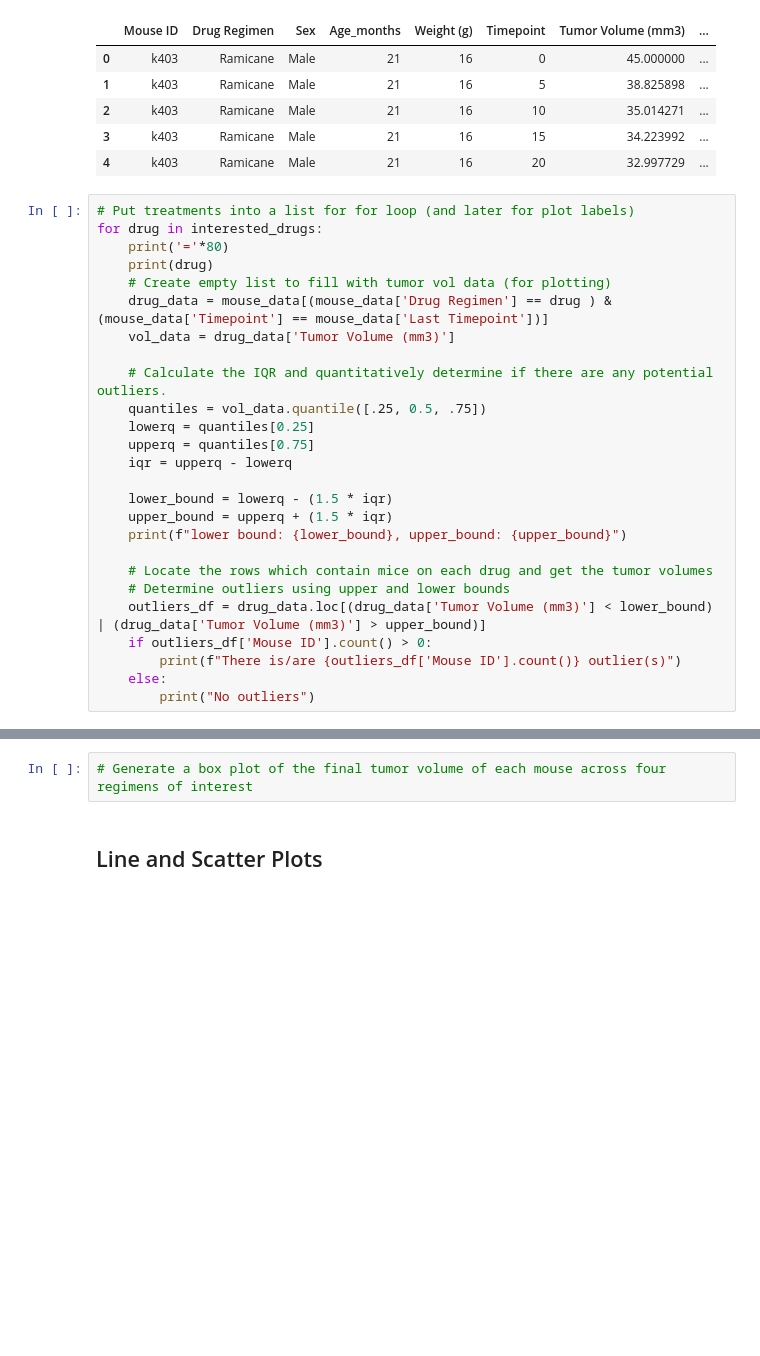
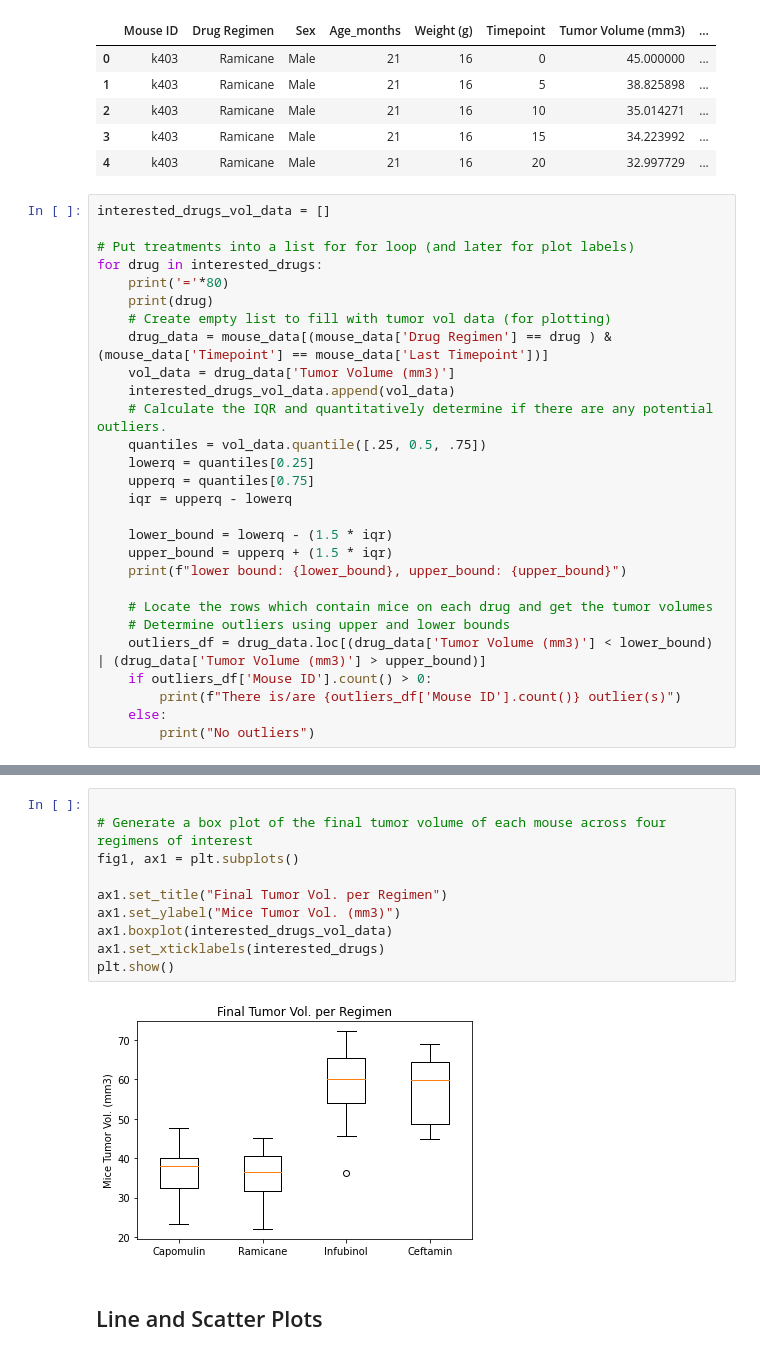
Before and after one commit to kimchikimchi/05-Pymaceuticals, a Jupyter notebook: pymaceuticals_starter.ipynb, the cells around one changed output, grey strips where cells are left out. Drawn from its saved outputs; the diff is of its cells as text; blank space fills up the shorter version.

Commit message:
- Added Lines and Plots - Added Boxplots

```diff
--- a/pymaceuticals_starter.ipynb
+++ b/pymaceuticals_starter.ipynb
@@ -219,6 +219,8 @@ mouse_data.head()
 | 3 | k403 | Ramicane | Male | 21 | 16 | 15 | 34.223992 | ... |
 | 4 | k403 | Ramicane | Male | 21 | 16 | 20 | 32.997729 | ... |
 # %%
+interested_drugs_vol_data = []
+
 # Put treatments into a list for for loop (and later for plot labels)
 for drug in interested_drugs:
     print('='*80)
@@ -226,7 +228,7 @@ for drug in interested_drugs:
     # Create empty list to fill with tumor vol data (for plotting)
     drug_data = mouse_data[(mouse_data['Drug Regimen'] == drug ) & (mouse_data['Timepoint'] == mouse_data['Last Timepoint'])]
     vol_data = drug_data['Tumor Volume (mm3)']
-
+    interested_drugs_vol_data.append(vol_data)
     # Calculate the IQR and quantitatively determine if there are any potential outliers.
     quantiles = vol_data.quantile([.25, 0.5, .75])
     lowerq = quantiles[0.25]
@@ -264,5 +266,15 @@ No outliers
 # %%
+
 # Generate a box plot of the final tumor volume of each mouse across four regimens of interest
+fig1, ax1 = plt.subplots()
+
+ax1.set_title("Final Tumor Vol. per Regimen")
+ax1.set_ylabel("Mice Tumor Vol. (mm3)")
+ax1.boxplot(interested_drugs_vol_data)
+ax1.set_xticklabels(interested_drugs)
+plt.show()
+# %% [output]
+[figure, added]
 # %% [markdown]
 ## Line and Scatter Plots
 # %%
```
Also changed, not shown: parts of 4 cells of this notebook.
